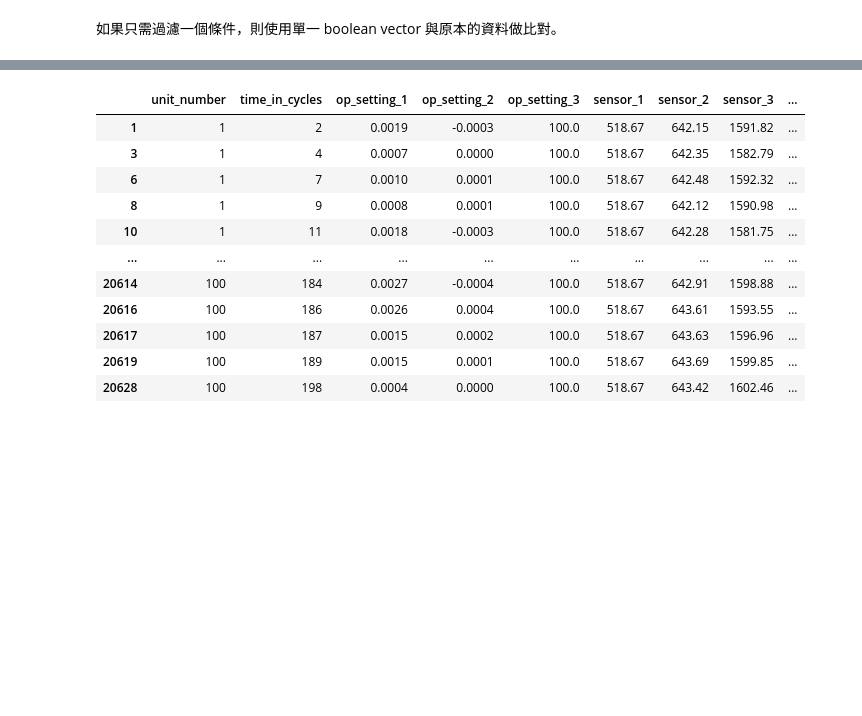
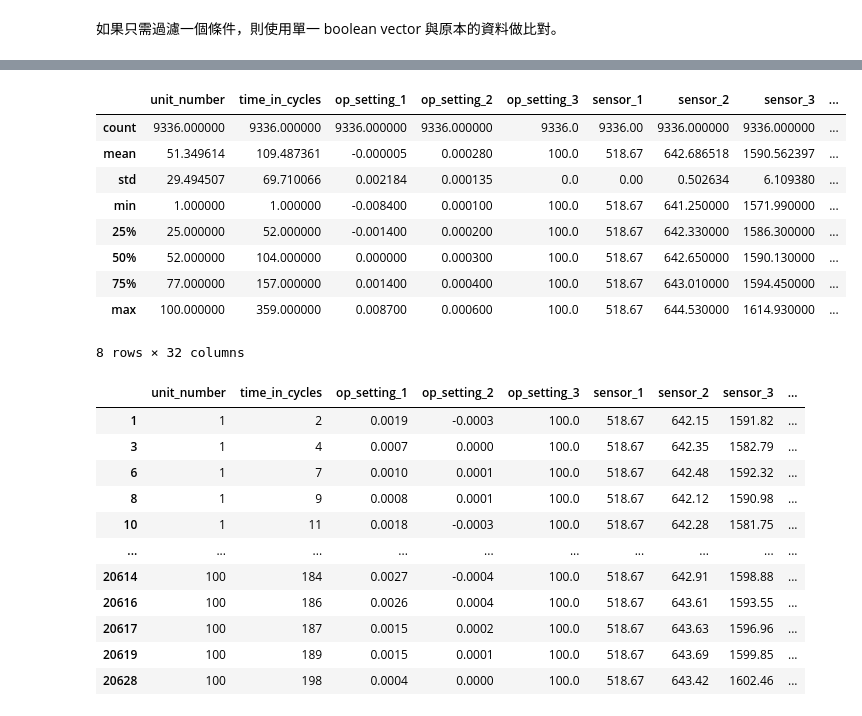
Before and after one commit to yatingAnne/pandas_training, a Jupyter notebook: Chapter 4 - Filtering Data_turbofan.ipynb, the cells around one changed output, grey strips where cells are left out. Drawn from its saved outputs; the diff is of its cells as text; code cells hidden in the pictures; blank space fills up the shorter version.

```diff
--- a/Chapter 4 - Filtering Data_turbofan.ipynb
+++ b/Chapter 4 - Filtering Data_turbofan.ipynb
@@ -52,3 +84,16 @@ df.head()
+# %%
+df.loc[more_than_zero_2].describe()
+# %% [output]
+|  | unit_number | time_in_cycles | op_setting_1 | op_setting_2 | op_setting_3 | sensor_1 | sensor_2 | sensor_3 | ... |
+| count | 9336.000000 | 9336.000000 | 9336.000000 | 9336.000000 | 9336.0 | 9336.00 | 9336.000000 | 9336.000000 | ... |
+| mean | 51.349614 | 109.487361 | -0.000005 | 0.000280 | 100.0 | 518.67 | 642.686518 | 1590.562397 | ... |
+| std | 29.494507 | 69.710066 | 0.002184 | 0.000135 | 0.0 | 0.00 | 0.502634 | 6.109380 | ... |
+| min | 1.000000 | 1.000000 | -0.008400 | 0.000100 | 100.0 | 518.67 | 641.250000 | 1571.990000 | ... |
+| 25% | 25.000000 | 52.000000 | -0.001400 | 0.000200 | 100.0 | 518.67 | 642.330000 | 1586.300000 | ... |
+| 50% | 52.000000 | 104.000000 | 0.000000 | 0.000300 | 100.0 | 518.67 | 642.650000 | 1590.130000 | ... |
+| 75% | 77.000000 | 157.000000 | 0.001400 | 0.000400 | 100.0 | 518.67 | 643.010000 | 1594.450000 | ... |
+| max | 100.000000 | 359.000000 | 0.008700 | 0.000600 | 100.0 | 518.67 | 644.530000 | 1614.930000 | ... |
+8 rows × 32 columns
 # %%
 # 例：過濾設定值1 (Column label: 'op_setting_1') 記錄大於 0 的資料
 # 產生一個 boolean vector
```
Also changed, not shown: parts of 7 cells of this notebook, 4 other files.
